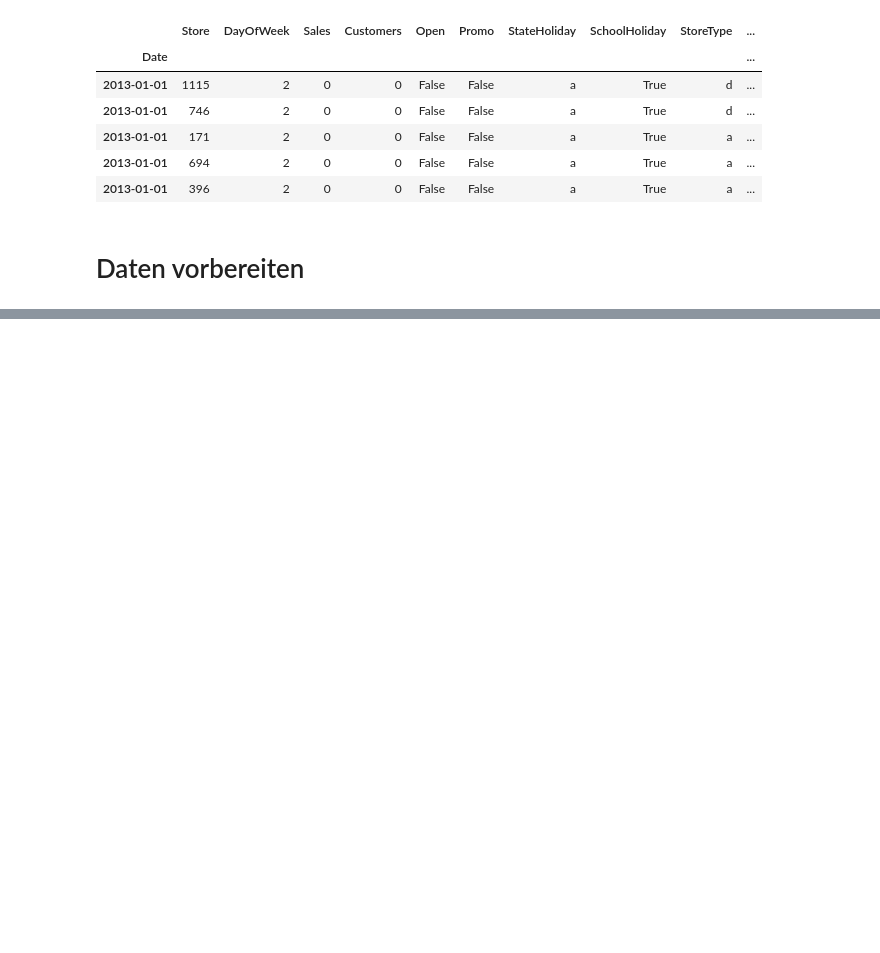
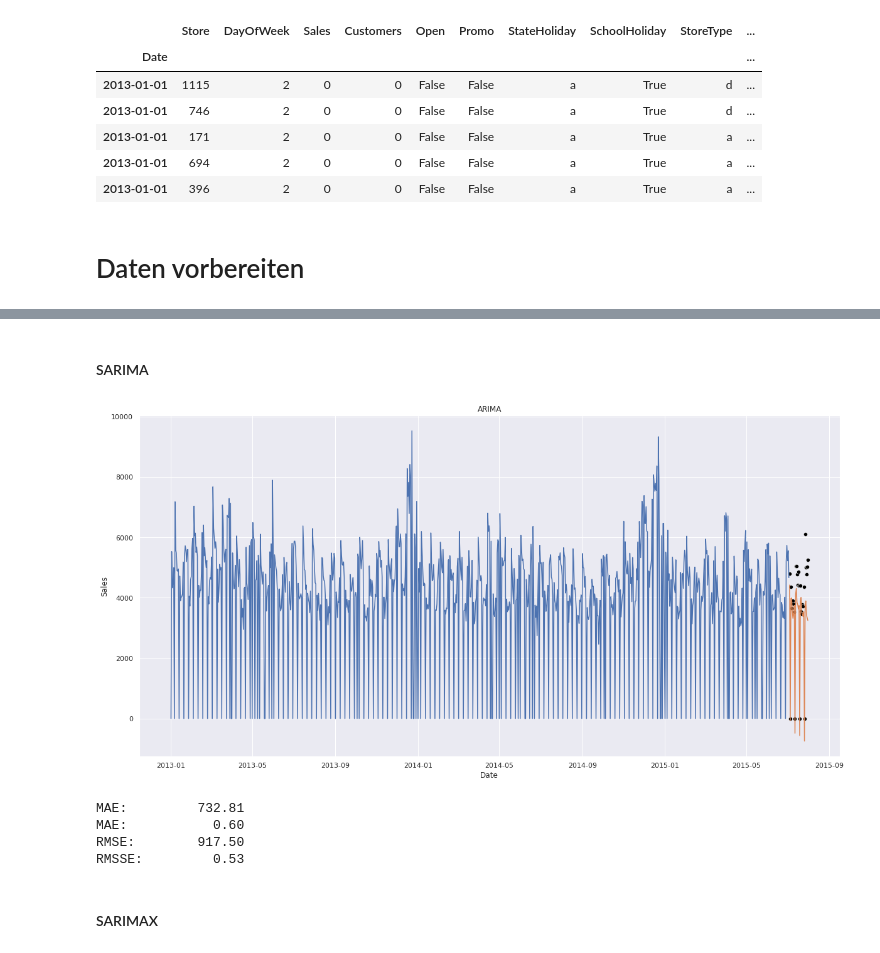
Before and after one commit to schemm/forecasting, a Jupyter notebook: RossmannStoreSales.ipynb, the cells around one changed output, grey strips where cells are left out. Saved outputs shown, nothing was run; the diff lists cells and outputs as text; code cells hidden in the pictures; blank space fills up the shorter version.

```diff
--- a/RossmannStoreSales.ipynb
+++ b/RossmannStoreSales.ipynb
@@ -335,0 +224,63 @@ plt.show()
+# %% [markdown]
+#### SARIMA
+# %%
+from sktime.forecasting.arima import AutoARIMA
+from sktime.forecasting.arima import ARIMA
+from sktime.forecasting.base import ForecastingHorizon
+from sktime.forecasting.model_selection import temporal_train_test_split
+from sktime.performance_metrics.forecasting import mean_absolute_error as MAE
+from sktime.performance_metrics.forecasting import mean_absolute_scaled_error as MASE
+from sktime.performance_metrics.forecasting import mean_squared_error as MSE
+from sktime.performance_metrics.forecasting import mean_squared_scaled_error as MSSE
+
+data = demand[demand.Store == 1]
+train, test = temporal_train_test_split(data, test_size = 1*28)
+
+train.index.freq = 'D'
+test.index.freq = 'D'
+fh = ForecastingHorizon(test.index, is_relative = False)
+
+'''
+arima = AutoARIMA(start_p = 0, d = 0, start_q = 0,
+                  max_p = 7, max_d = 2, max_q = 7,
+                  seasonal=True,
+                  start_P = 0, D = 1, start_Q = 0,
+                  max_P = 7, max_D = 2, max_Q = 7,
+                  sp = 7,
+                  trace=True,
+                  error_action='warn',
+                  stepwise=True #,
+                  #random = True,
+                  #n_fits = 20
+                  )
+
+# Stepwise: Best model:      ARIMA(4,0,0)(7,1,0)[7]
+# Non-Stepwise: Best model:  ARIMA(0,0,3)(1,1,1)[7]
+'''
+
+arima = ARIMA(
+    order=(0, 0, 3),
+    seasonal_order=(1, 1, 1, 7),
+    suppress_warnings = True
+)
+
+arima.fit(train['Sales'].astype('float'))
+
+sns.lineplot(data = train['Sales'])
+sns.scatterplot(data = test['Sales'], color = 'black')
+sns.lineplot(data = arima.predict(fh))
+plt.title('ARIMA')
+plt.show()
+
+print('MAE: \t %10.2f' % MAE(test['Sales'], arima.predict(fh)))
+print('MAE: \t %10.2f' % MASE(test['Sales'], arima.predict(fh), train['Sales'], sp = 7))
+print('RMSE: \t %10.2f' % MSE(test['Sales'], arima.predict(fh), square_root = True))
+print('RMSSE: \t %10.2f' % MSSE(test['Sales'], arima.predict(fh), train['Sales'], sp = 7, square_root = True))
+# %% [output]
+[figure, added]
+MAE:         732.81
+MAE:           0.60
+RMSE:        917.50
+RMSSE:         0.53
+# %% [markdown]
+#### SARIMAX
```
Also changed, not shown: parts of 37 cells of this notebook.
